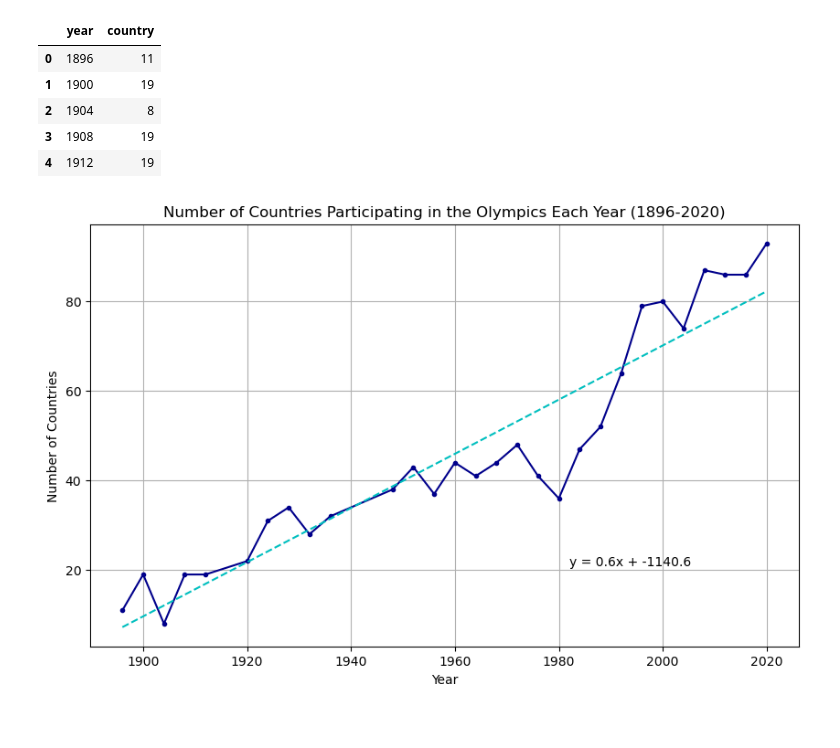
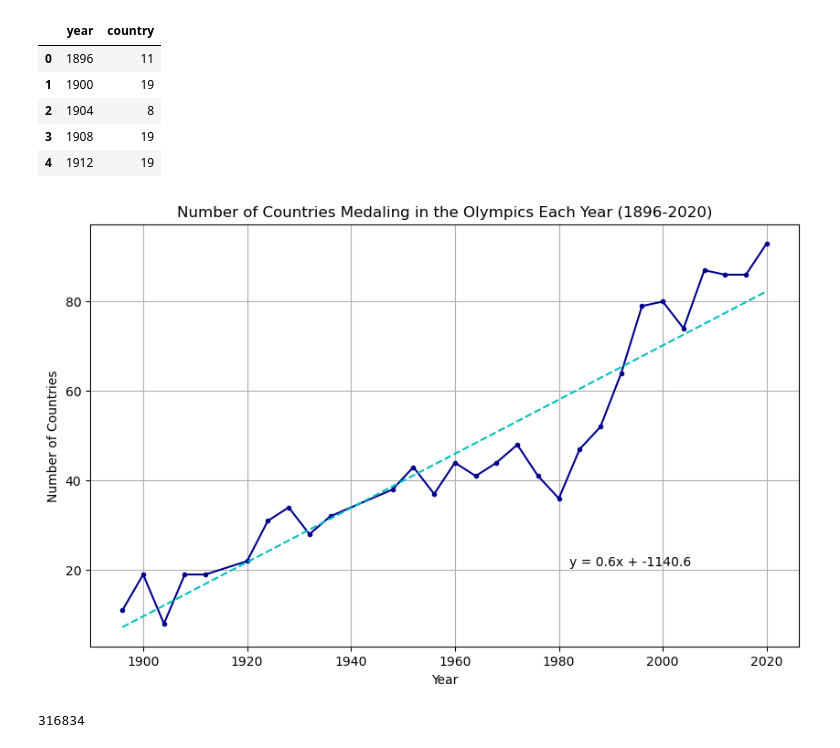
Before and after one commit to brandonhayes13/olympic_project, a Jupyter notebook: Country_Code.ipynb, the cells around one changed output. Cells and saved outputs as stored; diff of their text form; code cells hidden in the pictures.

```diff
--- a/Country_Code.ipynb
+++ b/Country_Code.ipynb
@@ -78,22 +78,27 @@ country_count_per_year.head()
 # %%
 country_count_per_year = summer_only_df.groupby('year')['country'].nunique().reset_index()
 
 x_values = country_count_per_year['year']
 y_values = country_count_per_year['country']
 
 (slope, intercept, rvalue, pvalue, stderr) = linregress(x_values, y_values)
 regress_values = x_values * slope + intercept
 line_eq = "y = " + str(round(slope,1)) + "x + " + str(round(intercept,1))
 
 plt.figure(figsize=(10, 6))
 plt.plot(x_values, y_values, marker='.', color='darkblue', linestyle='-')
 plt.plot(x_values,regress_values,"c--")
 plt.annotate(line_eq,(1982,21),fontsize=10,color="black")
 
-plt.title('Number of Countries Participating in the Olympics Each Year (1896-2020)')
+plt.title('Number of Countries Medaling in the Olympics Each Year (1896-2020)')
 plt.xlabel('Year')
 plt.ylabel('Number of Countries')
 plt.grid(True)
 plt.show()
 # %% [output]
-[figure, old version]
+[figure, new version]
+# %%
+event_results_df = pd.DataFrame(event_results_data)
+event_results_df.shape[0]
+# %% [output]
+316834
```
Also changed, not shown: parts of 3 cells of this notebook, 3 other files.
